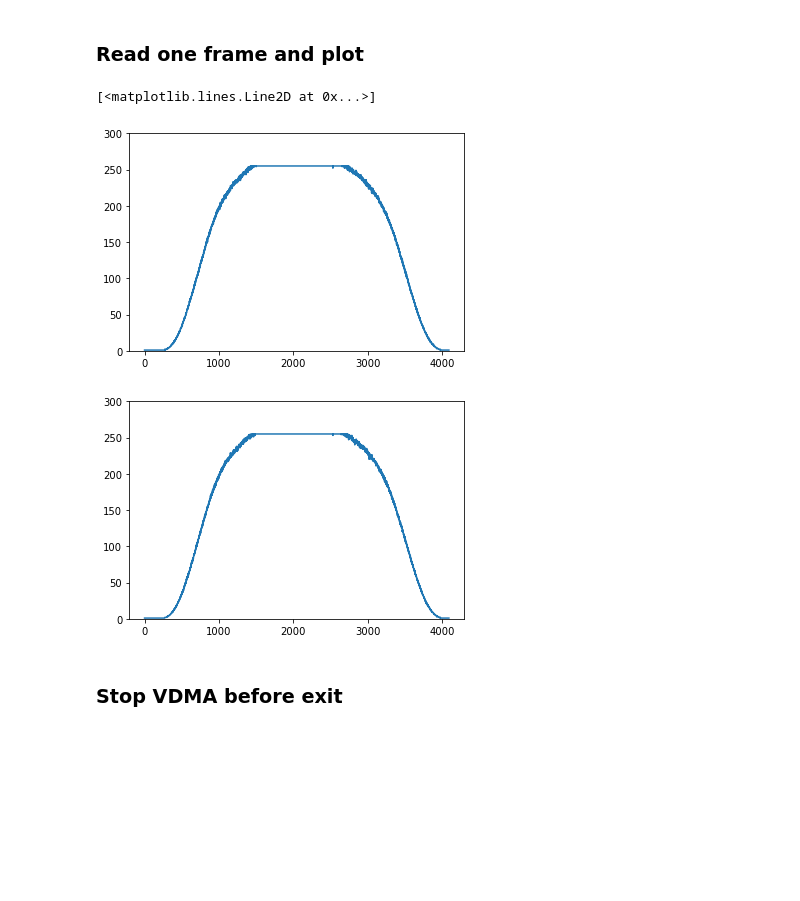
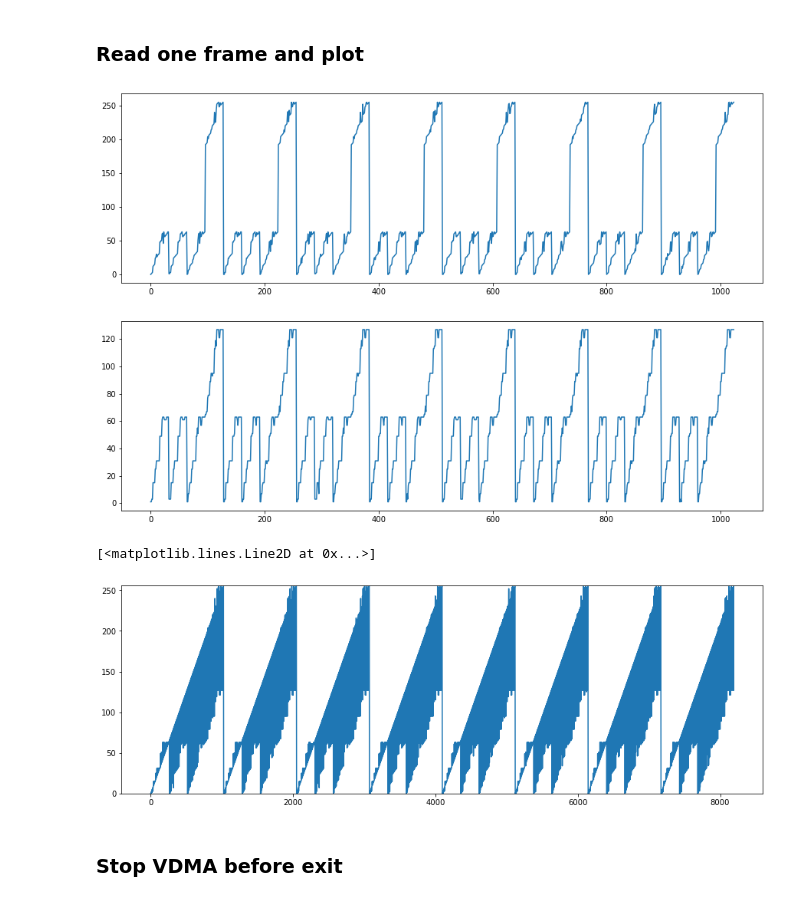
Before and after one commit to qixingzhang/itek_PNCL, a Jupyter notebook: notebooks/CLRX_vdma.ipynb, the cells around one changed output. Drawn from its saved outputs; the diff is of its cells as text; code cells hidden in the pictures; blank space fills up the shorter version.

```diff
--- a/notebooks/CLRX_vdma.ipynb
+++ b/notebooks/CLRX_vdma.ipynb
@@ -7,5 +6,5 @@ import numpy as np
 import matplotlib.pyplot as plt
 %matplotlib inline
 # %%
-ol = Overlay("CLRX_vdma.bit")
+ol = Overlay("CL_VDMA_Z7P.bit")
 # %%
@@ -17,9 +14,11 @@ camera = PNCL(uart)
 # %% [markdown]
 ### Config VDMA
 # %%
-WIDTH = 4096
+# WIDTH = 2048 # 4tap
+WIDTH = 1024 # 8tap
 HEIGHT = 1
-STRIDE = 4096
+STRIDE = 8192*4
+BITS = 64
 vdma.readchannel.stop()
-vdma.readchannel.mode = VideoMode(width=WIDTH, height=HEIGHT, bits_per_pixel=32, fps=100000, stride=STRIDE)
+vdma.readchannel.mode = VideoMode(width=WIDTH, height=HEIGHT, bits_per_pixel=BITS, fps=100000, stride=STRIDE)
 vdma.readchannel.start()
@@ -87,19 +45,24 @@ timer.write(0x10, TCSR1)
 CLRX.write(0x0, 0x1)
 # %% [markdown]
 ### Read one frame and plot
-# %%
-frame = vdma.readchannel.readframe()
-
-plt.figure()
-plt.ylim((0, 300))
-plt.plot(frame[0, :, 0])
-plt.figure()
-plt.ylim((0, 300))
-plt.plot(frame[0, :, 1])
-# %% [output]
-[<matplotlib.lines.Line2D at 0x...>]
-[figure, removed]
-[figure, removed]
+# %%
+frame = vdma.readchannel.readframe()
+plt.figure(figsize=(15, 10))
+plt.ylim((0, 256))
+for i in range(8):
+    plt.subplot(8, 1, i+1)
+    plt.plot(frame[0, :, i])
+plt.savefig("clnk=2.png")
+# %% [output]
+[figure, added]
+# %%
+frame = frame.reshape((1, 8192))
+plt.figure(figsize=(15, 5))
+plt.ylim((0, 256))
+plt.plot(frame[0, :])
+# %% [output]
+[<matplotlib.lines.Line2D at 0x...>]
+[figure, added]
 # %%
 N_frame = 1000
 t_start = time()
```
Also changed, not shown: parts of 5 cells of this notebook.
